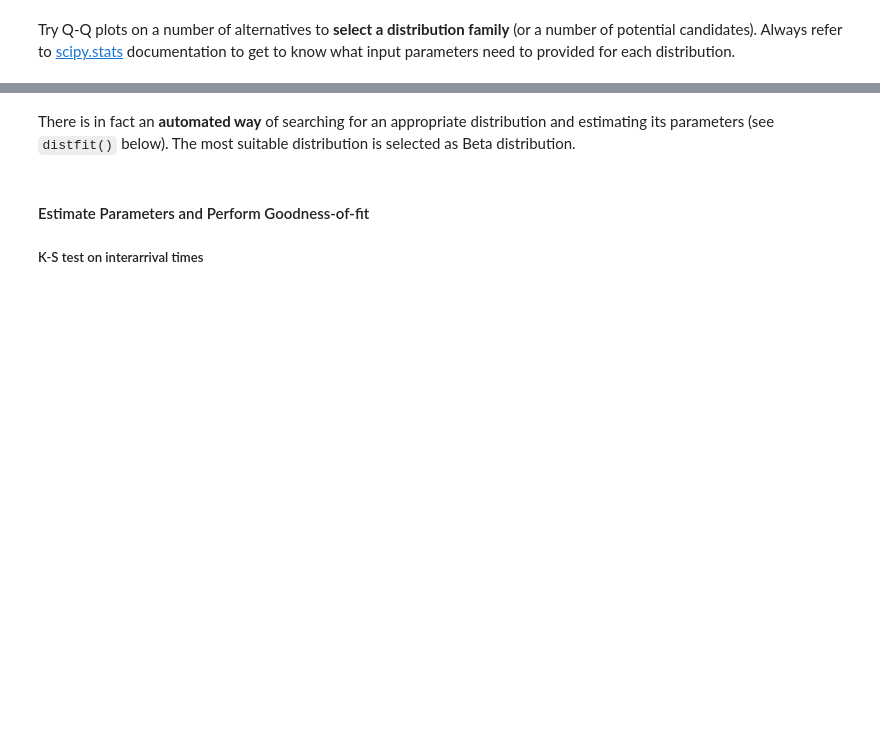
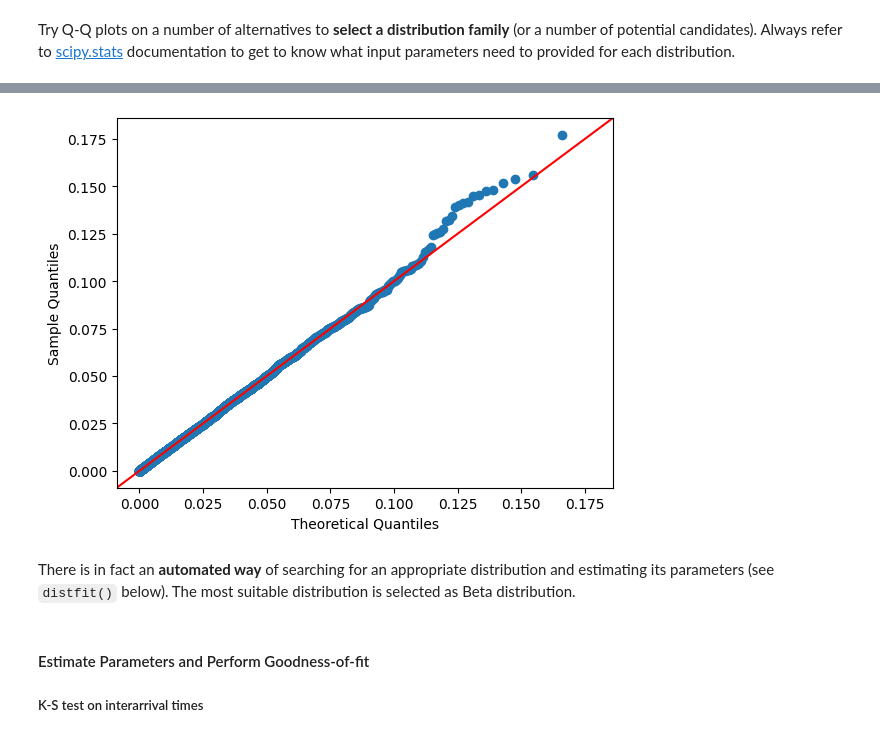
Before and after one commit to nsydn/ise304_syssim, a Jupyter notebook: input/input_analysis_2324s_cellularnetwork.ipynb, the cells around one changed output, grey strips where cells are left out. Saved outputs shown, nothing was run; the diff lists cells and outputs as text; code cells hidden in the pictures; blank space fills up the shorter version.

```diff
--- a/input/input_analysis_2324s_cellularnetwork.ipynb
+++ b/input/input_analysis_2324s_cellularnetwork.ipynb
@@ -122,0 +116,6 @@ plt.show()
+# %%
+import statsmodels.api as sm
+sm.qqplot(interarrival_time, stats.beta, fit=True, line="45")
+# stats.probplot(interarrival_time, dist=stats.norm,plot=ax)
+plt.show()
+# %% [output]
@@ -123,3 +123,4 @@ plt.show()
+[figure, added]
 # %% [markdown]
 There is in fact an **automated way** of searching for an appropriate distribution and estimating its parameters (see `distfit()` below). The most suitable distribution is selected as Beta distribution.
 # %% [markdown]
```
Also changed, not shown: parts of 5 cells of this notebook.
